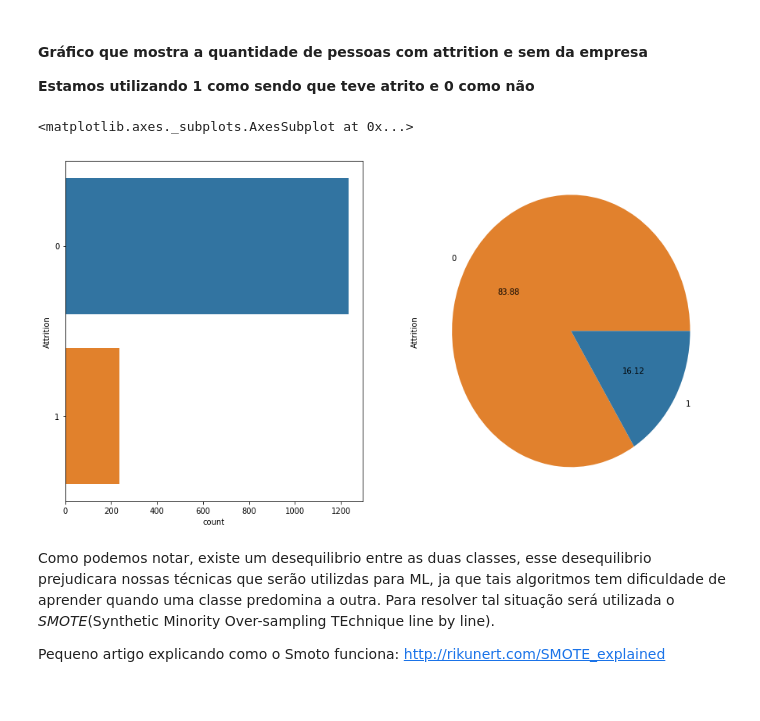
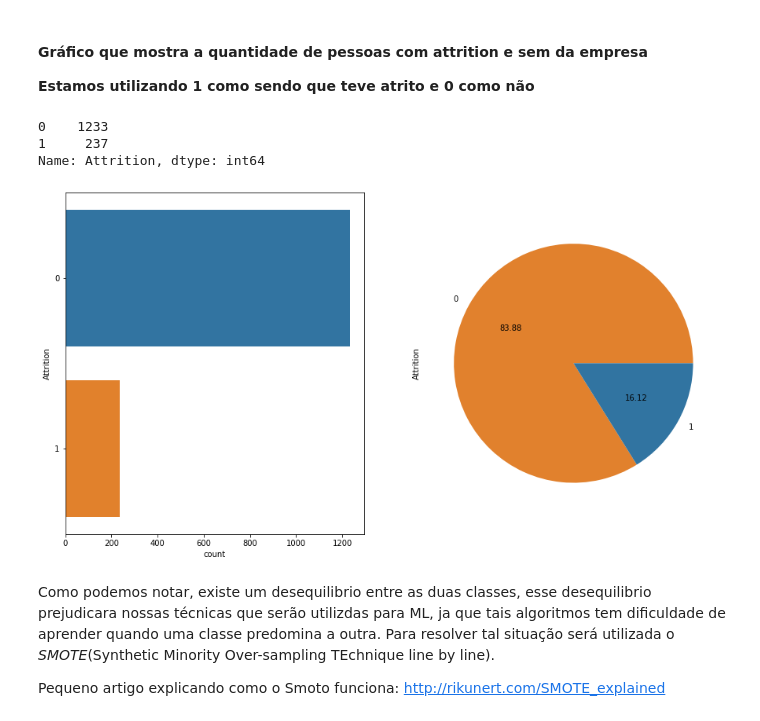
Before and after one commit to AntonioFuziy/Projeto3DataScience, a Jupyter notebook: Projeto3DataScience.ipynb, the cells around one changed output. Cells and saved outputs as stored; diff of their text form; code cells hidden in the pictures.

```diff
--- a/Projeto3DataScience.ipynb
+++ b/Projeto3DataScience.ipynb
@@ -187,15 +187,19 @@ def plot(va) :
 #### **Gráfico que mostra a quantidade de pessoas com attrition e sem da empresa**
 **Estamos utilizando 1 como sendo que teve atrito e 0 como não**
 # %%
-attri=IBM.Attrition.value_counts()
-plt.figure(figsize=(15,8))
+#gráfico para saber a proporçaõ entre não attriton(0) e sim(1)
+attri=IBM.Attrition.value_counts()#conta os valores na coluna Attrition e separa
+plt.figure(figsize=(15,8))#seta o tamanho da figura
 plt.subplot(121)
 x = sns.countplot(y="Attrition",  data=IBM)
 plt.subplot(122)
 attri.plot(kind='pie', colors=('#E1812D','#3174A1'), autopct="%.2f", legend=False)
+attri
 # %% [output]
-<matplotlib.axes._subplots.AxesSubplot at 0x...>
+0    1233
+1     237
+Name: Attrition, dtype: int64
-[figure, old version]
+[figure, new version]
 # %% [markdown]
 Como podemos notar, existe um desequilibrio entre as duas classes, esse desequilibrio prejudicara nossas técnicas que serão utilizdas para ML, ja que tais algoritmos tem dificuldade de aprender quando uma classe predomina a outra. Para resolver tal situação será utilizada o *SMOTE*(Synthetic Minority Over-sampling TEchnique line by line).
 
```
Also changed, not shown: parts of 30 cells of this notebook, 1 other file.
